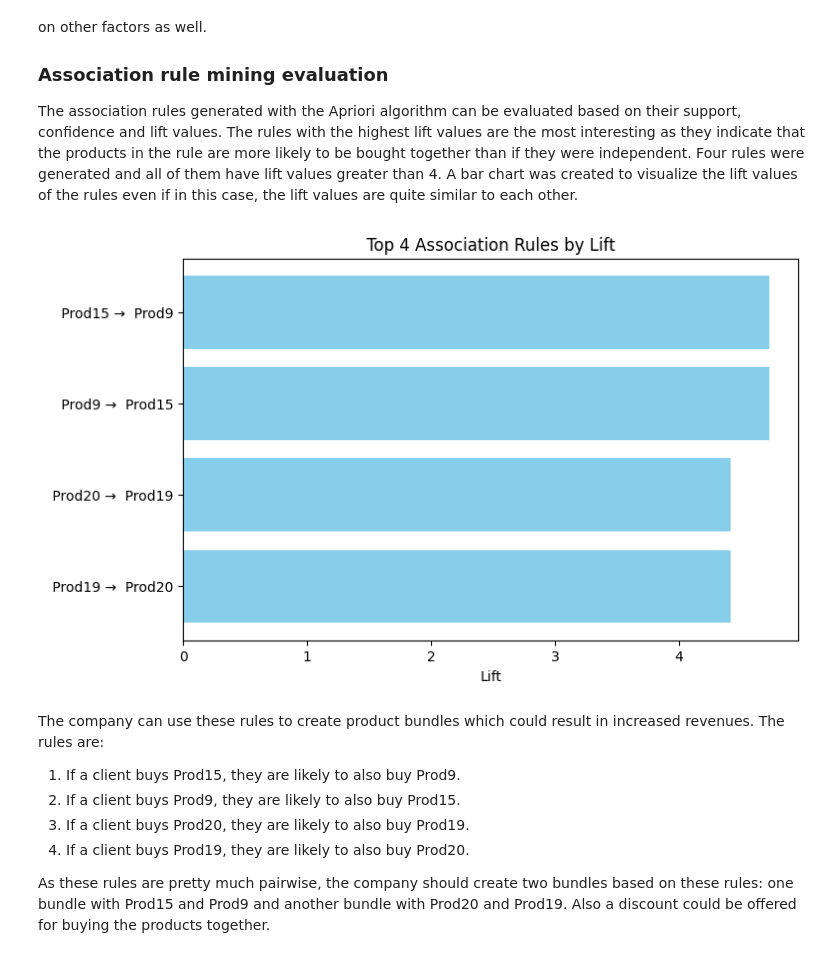
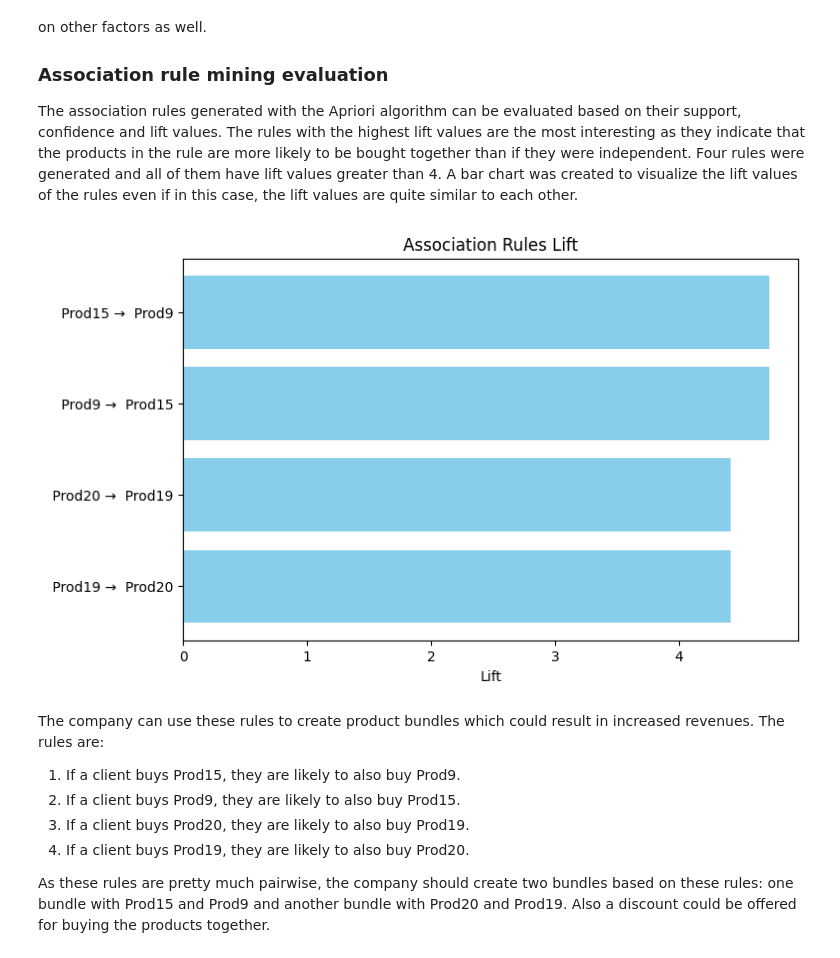
Before and after one commit to nealukumies/data-machinelearning, a Jupyter notebook: clustering_associationrulemining.ipynb, the cells around one changed output. Saved outputs shown, nothing was run; the diff lists cells and outputs as text; code cells hidden in the pictures.

```diff
--- a/clustering_associationrulemining.ipynb
+++ b/clustering_associationrulemining.ipynb
@@ -339,14 +372,14 @@ The association rules generated with the Apriori algorithm can be evaluated base
 # %%
 # Bar chart for lift
 rules['rule_label'] = rules['antecedents'].apply(lambda x: ', '.join(list(x))) + " → " + rules['consequents'].apply(lambda x: ', '.join(list(x)))
 plt.figure(figsize=(8,5))
 plt.barh(rules['rule_label'], rules['lift'], color='skyblue')
 plt.xlabel('Lift')
-plt.title('Top 4 Association Rules by Lift')
+plt.title('Association Rules Lift')
 plt.gca().invert_yaxis()  # largest lift on top
 plt.show()
 # %% [output]
-[figure, old version]
+[figure, new version]
 # %% [markdown]
 The company can use these rules to create product bundles which could result in increased revenues. The rules are:
 1. If a client buys Prod15, they are likely to also buy Prod9.
```
Also changed, not shown: parts of 13 cells of this notebook.
